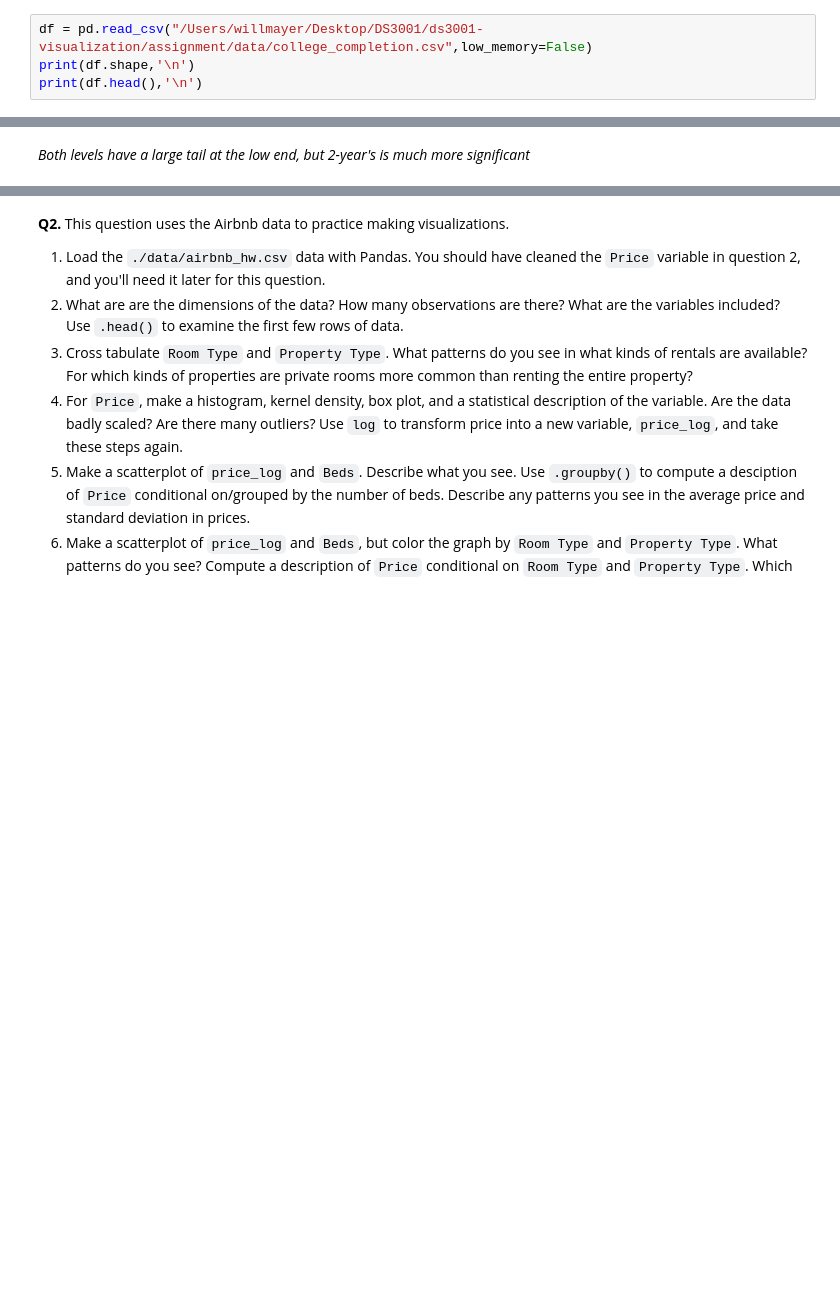
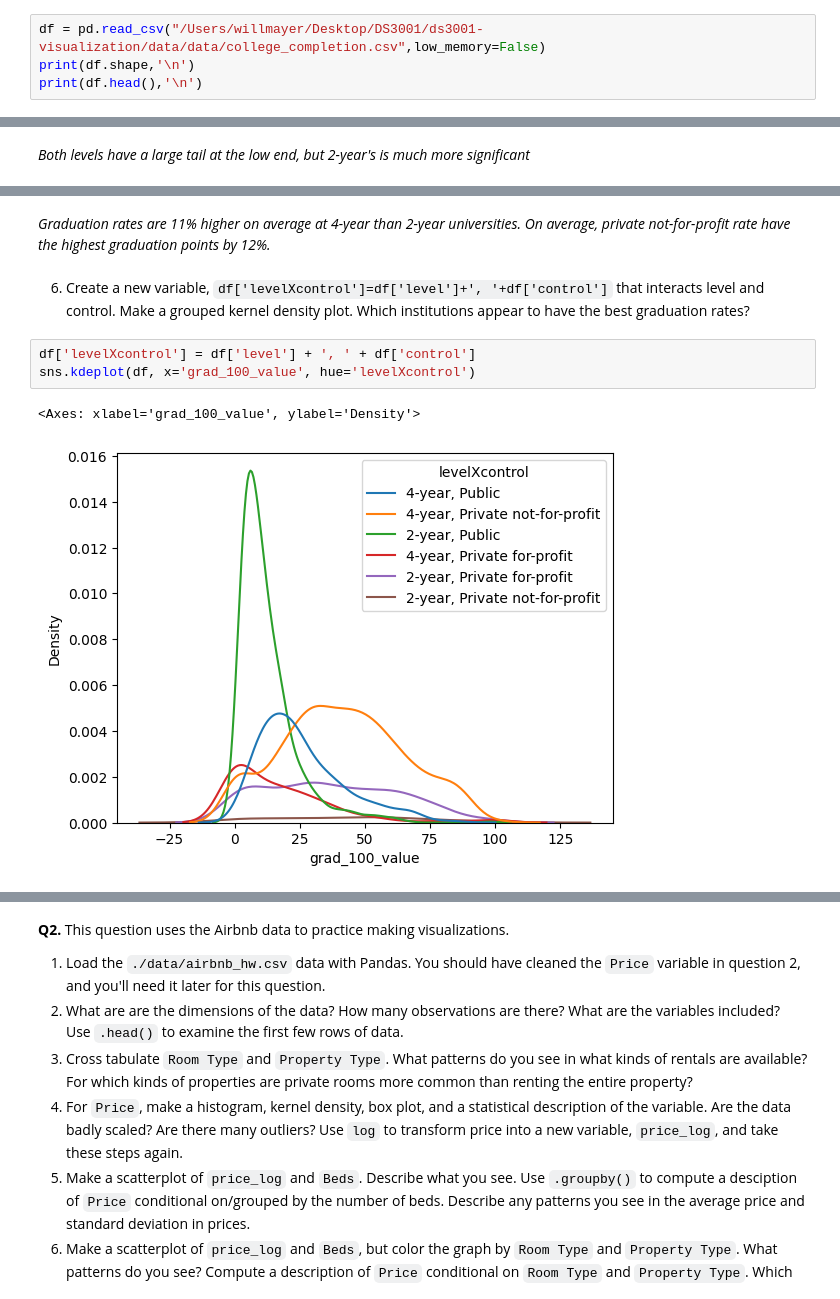
Before and after one commit to 22ai/ds3001-visualization, a Jupyter notebook: assignment/assignment.ipynb, the cells around one changed output, grey strips where cells are left out. Cells and saved outputs as stored; diff of their text form; blank space fills up the shorter version.

```diff
--- a/assignment/assignment.ipynb
+++ b/assignment/assignment.ipynb
@@ -22,7 +21,7 @@ The "relevant" variables for this question are:
 7. Make a kernel density plot of `aid_value`. Now group your graph by `level` and `control`. What explains the shape of the graph? Use `groupby` and `.describe` to make grouped calculations of statistical descriptions of `aid_value` by `level` and `control`.
 8. Make a scatterplot of `grad_100_value` by `aid_value`. Describe what you see. Now make the same plot, grouping by `level` and then `control`. Describe what you see. For which kinds of institutions does aid seem to increase graduation rates?
 # %%
-df = pd.read_csv("/Users/willmayer/Desktop/DS3001/ds3001-visualization/assignment/data/college_completion.csv",low_memory=False)
+df = pd.read_csv("/Users/willmayer/Desktop/DS3001/ds3001-visualization/data/data/college_completion.csv",low_memory=False)
 print(df.shape,'\n')
 print(df.head(),'\n')
 # %% [output]
@@ -119,0 +132,10 @@ df.loc[:,['control','grad_100_value']].groupby('control').describe()
+# %% [markdown]
+*Graduation rates are 11% higher on average at 4-year than 2-year universities. On average, private not-for-profit rate have the highest graduation points by 12%.*
+# %% [markdown]
+6. Create a new variable, `df['levelXcontrol']=df['level']+', '+df['control']` that interacts level and control. Make a grouped kernel density plot. Which institutions appear to have the best graduation rates?
+# %%
+df['levelXcontrol'] = df['level'] + ', ' + df['control']
+sns.kdeplot(df, x='grad_100_value', hue='levelXcontrol')
+# %% [output]
+<Axes: xlabel='grad_100_value', ylabel='Density'>
+[figure, added]
```
Also changed, not shown: parts of 55 cells of this notebook, 13 other files.
